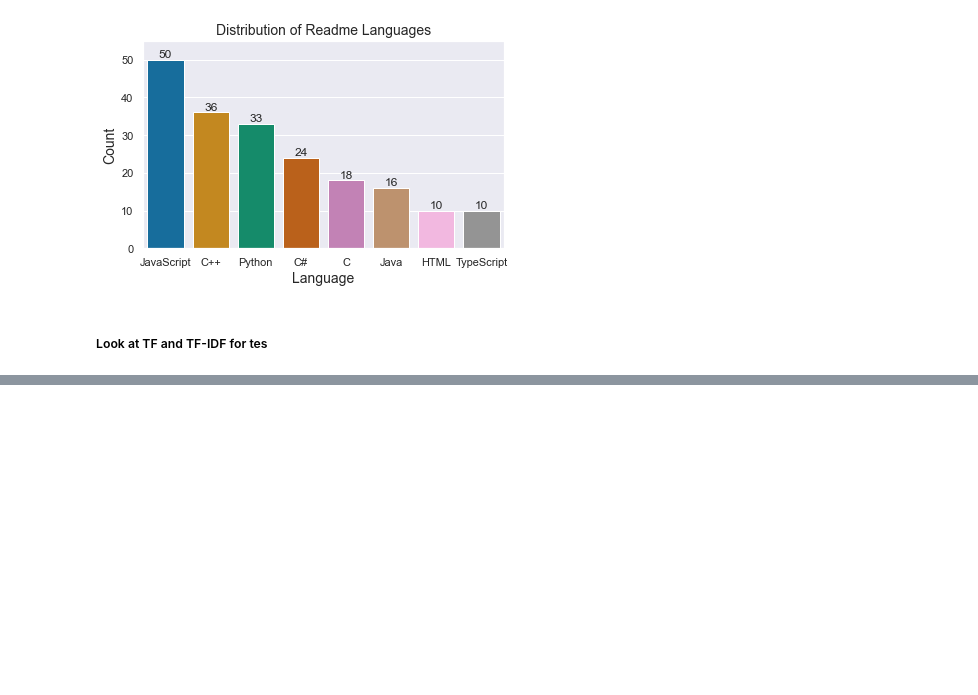
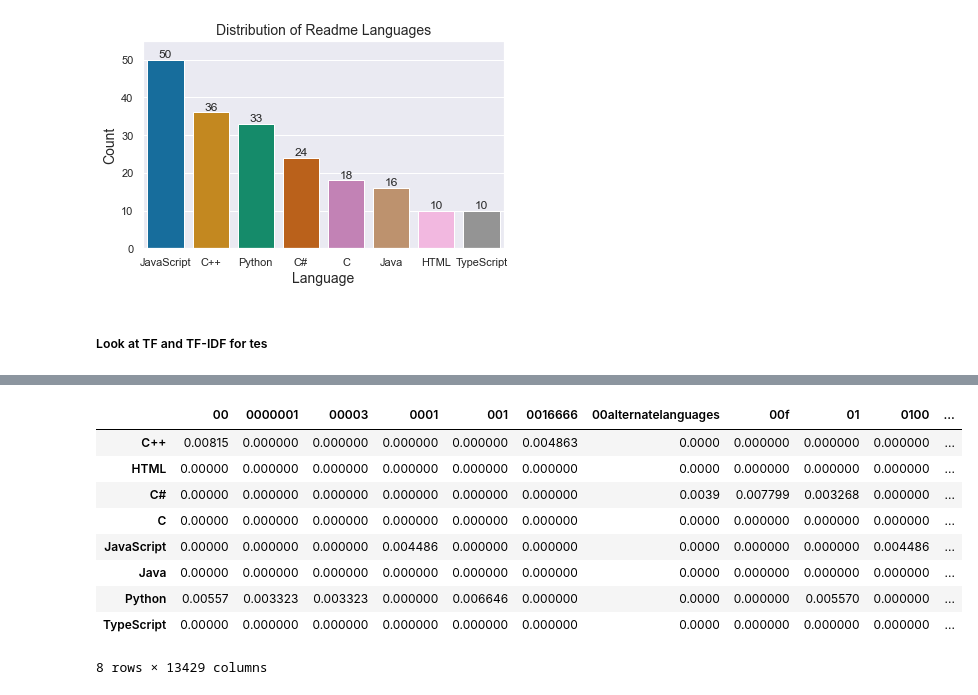
Before and after one commit to paige-arsene-cayt-nlp-project/games-nlp, a Jupyter notebook: Cayt_workspace/explore_workbook.ipynb, the cells around one changed output, grey strips where cells are left out. Drawn from its saved outputs; the diff is of its cells as text; code cells hidden in the pictures; blank space fills up the shorter version.

```diff
--- a/Cayt_workspace/explore_workbook.ipynb
+++ b/Cayt_workspace/explore_workbook.ipynb
@@ -223,0 +224,42 @@ plt.tight_layout()
+# %%
+#Create function
+def create_aggregated_tfidf(train):
+    '''
+    Creates a TF-IDF score for each word by language.
+    Languages are aggregated into a single 'document'
+
+    Returns: Pandas DataFrame (columns are words, index is language, cell is tf-idf score for that word/language)
+    '''
+    #GROUP content by language
+    grouped = pd.DataFrame(tr.groupby(by='language')['content'].transform(lambda x: ' '.join(x)).drop_duplicates())
+    #get names for the indices
+    names = [tr.loc[115,'language'], tr.loc[395,'language'],
+             tr.loc[166,'language'], tr.loc[348,'language'],
+             tr.loc[124,'language'], tr.loc[248,'language'],
+             tr.loc[385,'language'], tr.loc[19,'language']]
+    #set index labels
+    grouped.set_axis(names,inplace=True)
+
+    #CREATE TF-IDF Vectorizer for grouped content
+    #initialize vectorizer
+    tfidf = TfidfVectorizer()
+    #create sparse matrix
+    tfidfs = tfidf.fit_transform(grouped.content)
+    #convert to DataFrame
+    tr_tfidf = pd.DataFrame(tfidfs.todense(), columns=tfidf.get_feature_names())
+    #Set human friendly index names
+    tr_tfidf.set_index(grouped.index, inplace=True)
+    return tr_tfidf
+# %%
+create_aggregated_tfidf(tr)
+# %% [output]
+|  | 00 | 0000001 | 00003 | 0001 | 001 | 0016666 | 00alternatelanguages | 00f | 01 | 0100 | ... |
+| C++ | 0.00815 | 0.000000 | 0.000000 | 0.000000 | 0.000000 | 0.004863 | 0.0000 | 0.000000 | 0.000000 | 0.000000 | ... |
+| HTML | 0.00000 | 0.000000 | 0.000000 | 0.000000 | 0.000000 | 0.000000 | 0.0000 | 0.000000 | 0.000000 | 0.000000 | ... |
+| C# | 0.00000 | 0.000000 | 0.000000 | 0.000000 | 0.000000 | 0.000000 | 0.0039 | 0.007799 | 0.003268 | 0.000000 | ... |
+| C | 0.00000 | 0.000000 | 0.000000 | 0.000000 | 0.000000 | 0.000000 | 0.0000 | 0.000000 | 0.000000 | 0.000000 | ... |
+| JavaScript | 0.00000 | 0.000000 | 0.000000 | 0.004486 | 0.000000 | 0.000000 | 0.0000 | 0.000000 | 0.000000 | 0.004486 | ... |
+| Java | 0.00000 | 0.000000 | 0.000000 | 0.000000 | 0.000000 | 0.000000 | 0.0000 | 0.000000 | 0.000000 | 0.000000 | ... |
+| Python | 0.00557 | 0.003323 | 0.003323 | 0.000000 | 0.006646 | 0.000000 | 0.0000 | 0.000000 | 0.005570 | 0.000000 | ... |
+| TypeScript | 0.00000 | 0.000000 | 0.000000 | 0.000000 | 0.000000 | 0.000000 | 0.0000 | 0.000000 | 0.000000 | 0.000000 | ... |
+8 rows × 13429 columns
```
Also changed, not shown: parts of 10 cells of this notebook, 2 other files.
